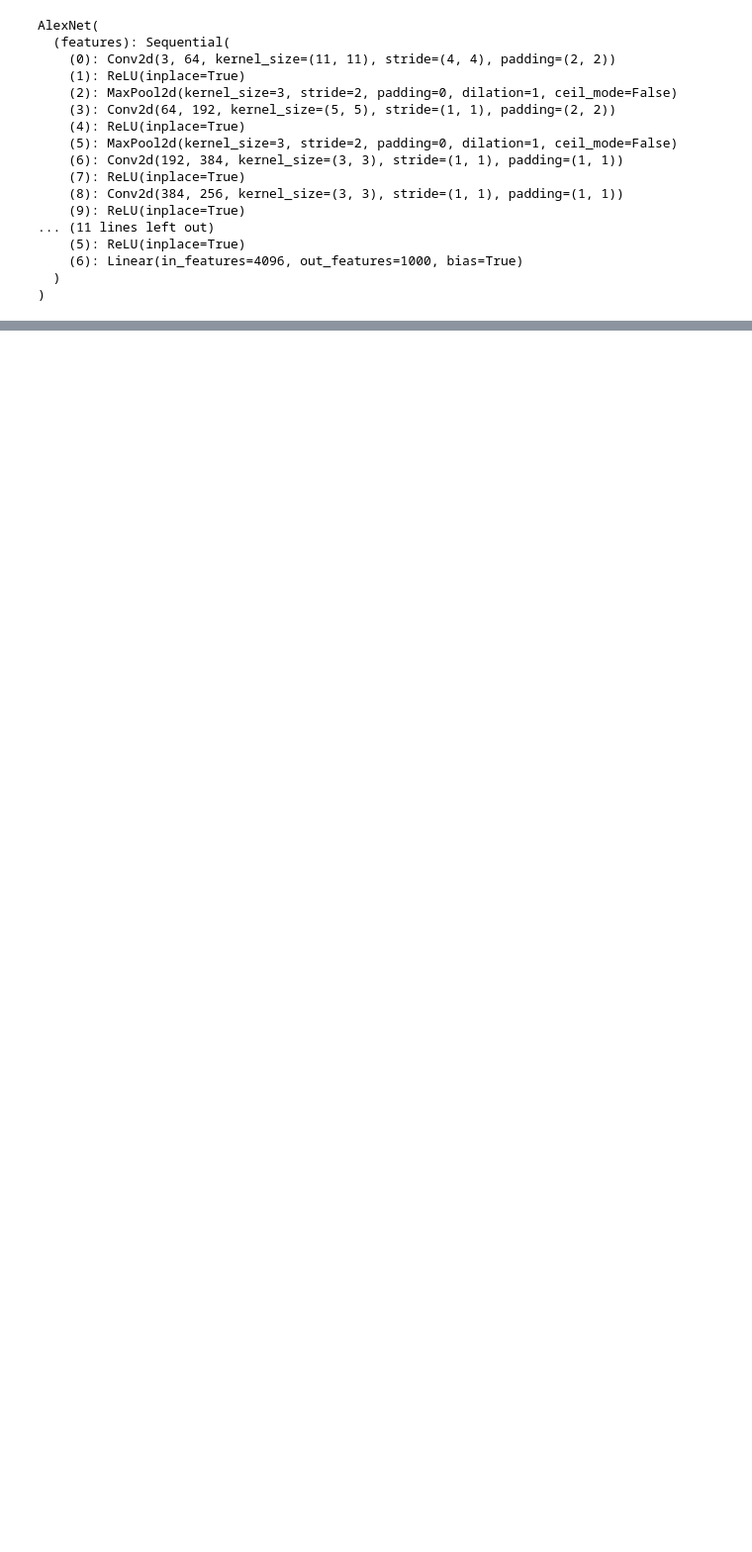
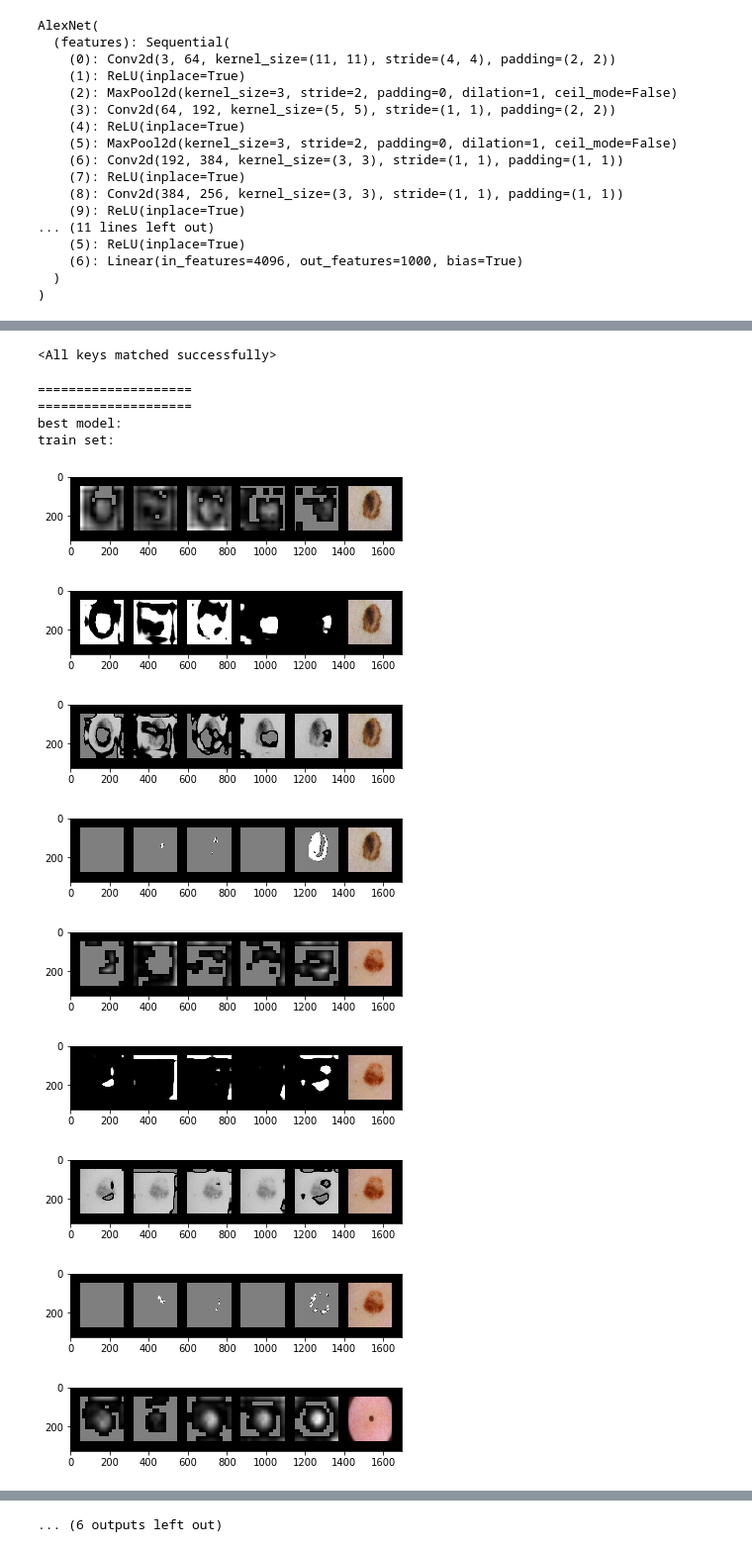
Before and after one commit to glcanvas/ml-diplom, a Jupyter notebook: notebooks/init.ipynb, the cells around one changed output, grey strips where cells are left out. Shown at 99% size. Cells and saved outputs as stored; diff of their text form; code cells hidden in the pictures; blank space fills up the shorter version.

```diff
--- a/notebooks/init.ipynb
+++ b/notebooks/init.ipynb
@@ -40,7 +40,6 @@ test_set = DataLoader(il.ImageDataset(test), batch_size=1, shuffle=True, num_wor
 gain_network = gn.GAIN(alex, last_registred_layer, gpu=True)
 
 current_model, best_model_w = gain_network.train(train_set, 20)
-best_model_m = alex.load_state_dict(best_model_w)
 # %% [output]
 ==========
 End epoch: 1/21
@@ -90,0 +124,24 @@ for idx, (inputs, segments, labels) in enumerate(train_set):
+# %%
+alex.load_state_dict(best_model_w)
+# %% [output]
+<All keys matched successfully>
+# %%
+print("=" * 20)
+print("=" * 20)
+print("best model:")
+print("train set:")
+visualize_trained_model(alex, train_set, 3)
+# %% [output]
+====================
+====================
+best model:
+train set:
+[figure, added]
+[figure, added]
+[figure, added]
+[figure, added]
+[figure, added]
+[figure, added]
+[figure, added]
+[figure, added]
+[figure, added]
@@ -90,0 +150 @@ for idx, (inputs, segments, labels) in enumerate(train_set):
+... (6 outputs left out)
```
Also changed, not shown: parts of 6 cells of this notebook, 1 other file.
